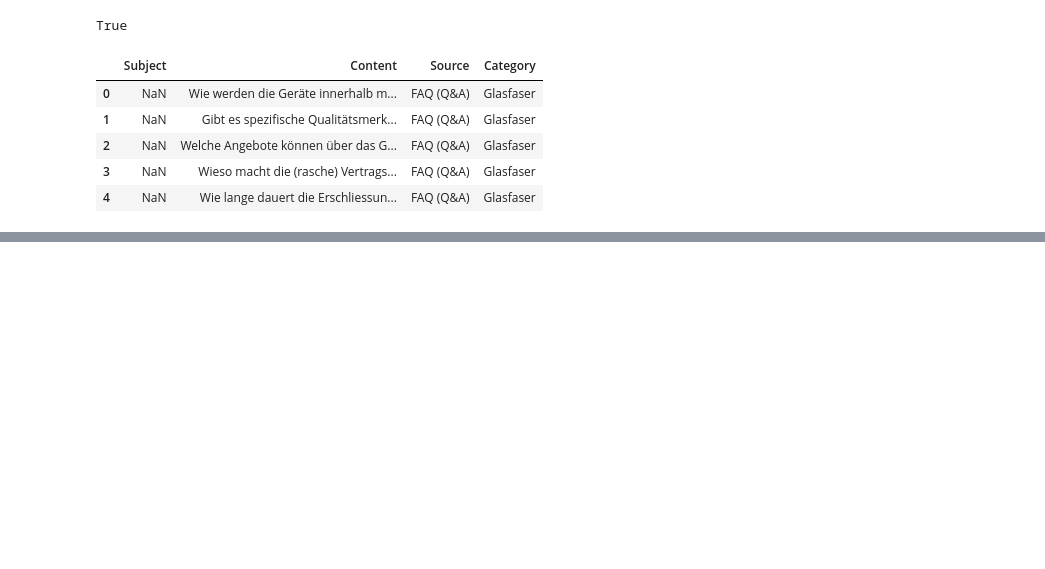
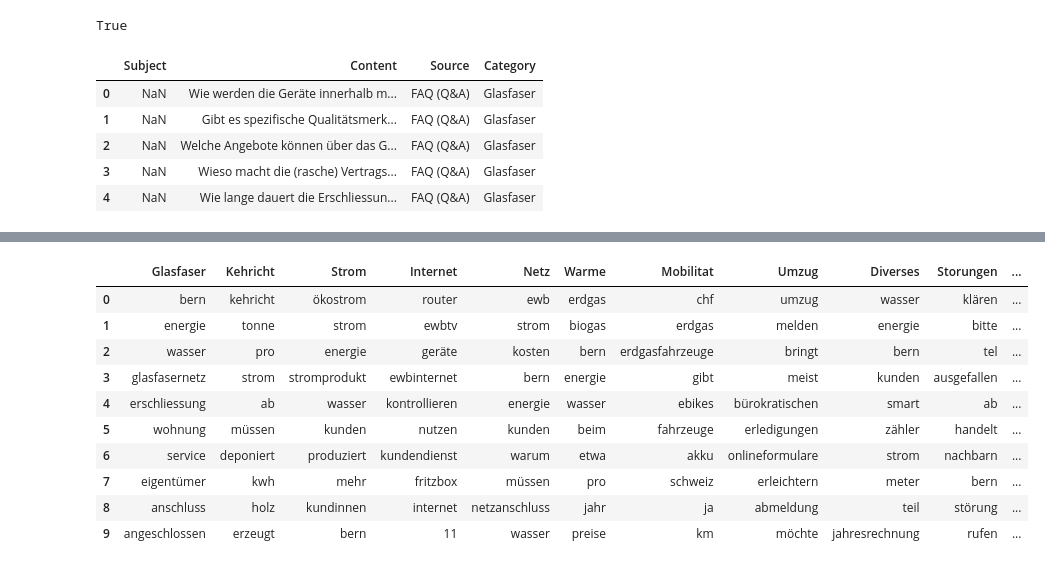
Before and after one commit to CariusLars/YBH2020, a Jupyter notebook: NLP/key_words.ipynb, the cells around one changed output, grey strips where cells are left out. Cells and saved outputs as stored; diff of their text form; code cells hidden in the pictures; blank space fills up the shorter version.

```diff
--- a/NLP/key_words.ipynb
+++ b/NLP/key_words.ipynb
@@ -94,0 +100,14 @@ for i in df_top10['Storungen']:
+# %%
+df_top10
+# %% [output]
+|  | Glasfaser | Kehricht | Strom | Internet | Netz | Warme | Mobilitat | Umzug | Diverses | Storungen | ... |
+| 0 | bern | kehricht | ökostrom | router | ewb | erdgas | chf | umzug | wasser | klären | ... |
+| 1 | energie | tonne | strom | ewbtv | strom | biogas | erdgas | melden | energie | bitte | ... |
+| 2 | wasser | pro | energie | geräte | kosten | bern | erdgasfahrzeuge | bringt | bern | tel | ... |
+| 3 | glasfasernetz | strom | stromprodukt | ewbinternet | bern | energie | gibt | meist | kunden | ausgefallen | ... |
+| 4 | erschliessung | ab | wasser | kontrollieren | energie | wasser | ebikes | bürokratischen | smart | ab | ... |
+| 5 | wohnung | müssen | kunden | nutzen | kunden | beim | fahrzeuge | erledigungen | zähler | handelt | ... |
+| 6 | service | deponiert | produziert | kundendienst | warum | etwa | akku | onlineformulare | strom | nachbarn | ... |
+| 7 | eigentümer | kwh | mehr | fritzbox | müssen | pro | schweiz | erleichtern | meter | bern | ... |
+| 8 | anschluss | holz | kundinnen | internet | netzanschluss | jahr | ja | abmeldung | teil | störung | ... |
+| 9 | angeschlossen | erzeugt | bern | 11 | wasser | preise | km | möchte | jahresrechnung | rufen | ... |
```
Also changed, not shown: parts of 27 cells of this notebook, 5 other files.
